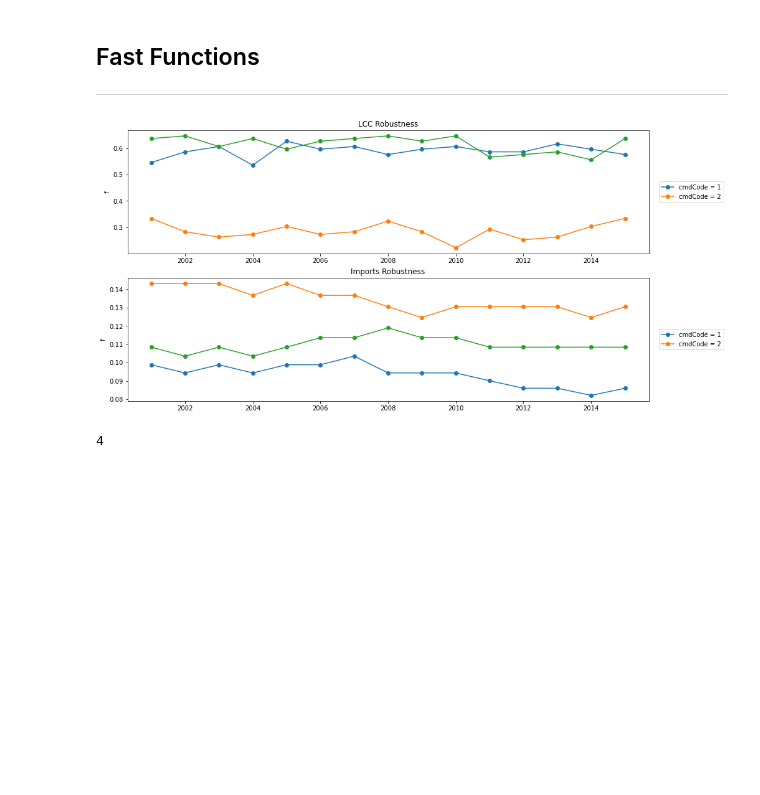
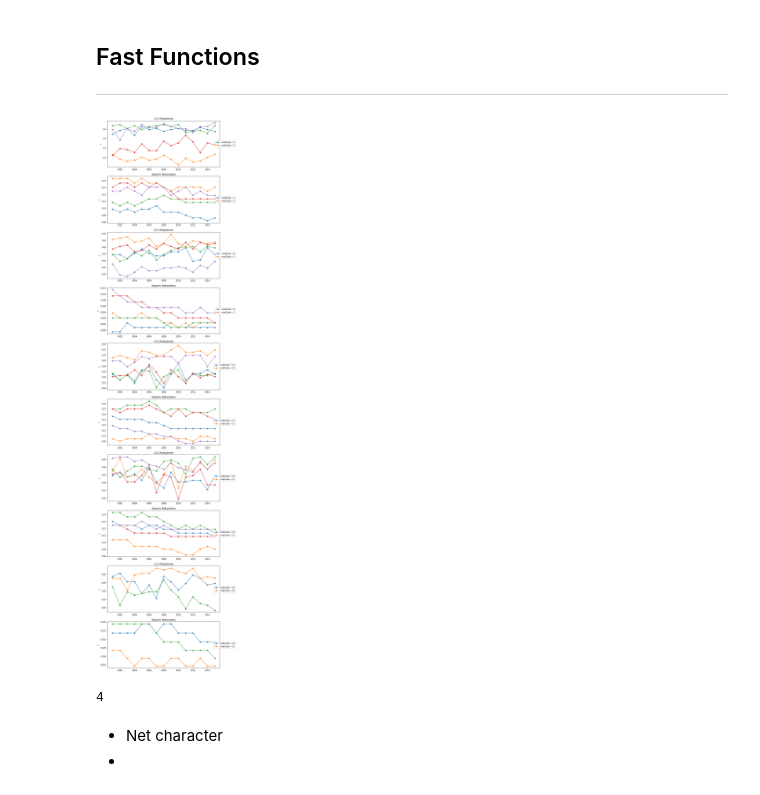
Before and after one commit to eigen-carmona/net-sci-project, a Jupyter notebook: Robustness.ipynb, the cells around one changed output. Drawn from its saved outputs; the diff is of its cells as text; code cells hidden in the pictures; blank space fills up the shorter version.

```diff
--- a/Robustness.ipynb
+++ b/Robustness.ipynb
@@ -286,6 +288,16 @@ def test_robustness(G, strongly=True, plot=False, cmdLabel=1):
         plt.show()
 
     return out
+# %%
+fields = ['yr','rt3ISO','pt3ISO','cmdCode','TradeValue']
+df = pd.read_csv("current_data/final_dataset.csv", skipinitialspace = True, usecols = fields)
+df_mono = df.loc[(df.cmdCode == 1) & (df.yr == 2015)].reset_index()
+
+G = nx.from_pandas_edgelist(df_mono,
+                             source       = 'rt3ISO',
+                             target       = 'pt3ISO',
+                             edge_attr    =  'TradeValue',
+                             create_using = nx.DiGraph())
 # %%
 _ = test_robustness(G, strongly=True, plot=True)
 # %% [output]
@@ -313,11 +325,3 @@ for comm in range(1,10):
 plt.show()
 # %% [output]
 [figure]
-# %%
-fields = ['yr','rt3ISO','pt3ISO','cmdCode','TradeValue']
-df = pd.read_csv("current_data/final_dataset.csv", skipinitialspace = True, usecols = fields)
-G = nx.from_pandas_edgelist(df[(df['cmdCode'] == 1) & (df['yr'] == 2015)],
-                                source       = 'rt3ISO',
-                                target       = 'pt3ISO',
-                                edge_attr    =  'TradeValue',
-                                create_using = nx.DiGraph())
@@ -460,22 +462,25 @@ for yy,year in enumerate(years):
         robustness['Imports'][cc,yy] =fast_robustness2(tmp_df, eps=0.2,
                                                        label='Imports comm='+str(comm)+' year='+str(year))
 # %%
-fig, ax = plt.subplots(2*(1+len(commodities)//5),1, figsize=[15,8])
+fig, ax = plt.subplots(2*(1+len(commodities)//5),1, figsize=[2*(1+len(commodities)//5),10*(1+len(commodities)//5)])
 
 for cc, comm in enumerate(commodities):
     ax[2*(cc//5)].plot(years, robustness['LCC'][cc], '-o', label='cmdCode = '+str(comm))
     ax[2*(cc//5)+1].plot(years, robustness['Imports'][cc], '-o', label='cmdCode = '+str(comm))
     if (cc%5 == 1):
         ax[2*(cc//5)].legend(loc='center right', bbox_to_anchor=(1.15,0.5))
         ax[2*(cc//5)+1].legend(loc='center right', bbox_to_anchor=(1.15,0.5))
         ax[2*(cc//5)].set_title('LCC Robustness')
         ax[2*(cc//5)+1].set_title('Imports Robustness')
         ax[2*(cc//5)].set_ylabel('f')
         ax[2*(cc//5)+1].set_ylabel('f')
 plt.show()
 # %% [output]
-[figure, old version]
+[figure, new version]
 # %%
 14//3
 # %% [output]
 4
+# %% [markdown]
+* Net character
+*
```
Also changed, not shown: parts of 15 cells of this notebook, 2 other files.
